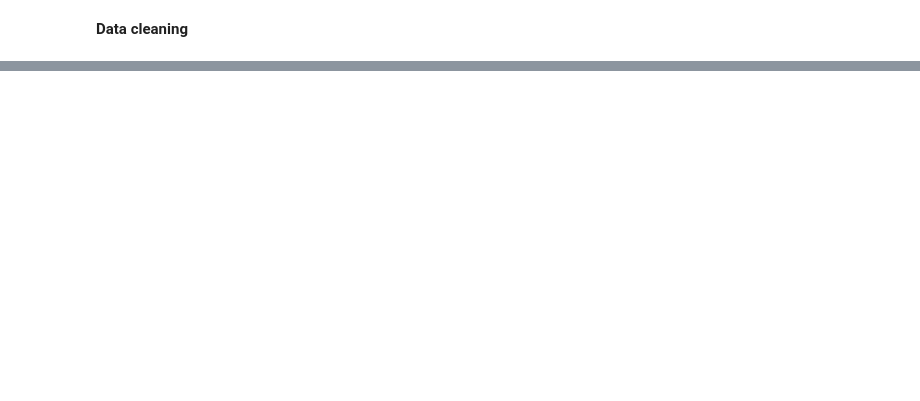
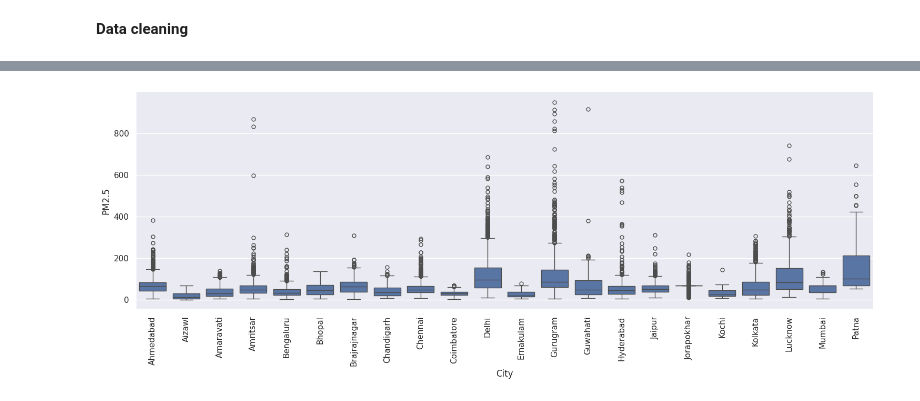
Before and after one commit to Shivamthakur7500/AQI-prediction-project, a Jupyter notebook: AQI.ipynb, the cells around one changed output, grey strips where cells are left out. Cells and saved outputs as stored; diff of their text form; code cells hidden in the pictures; blank space fills up the shorter version.

```diff
--- a/AQI.ipynb
+++ b/AQI.ipynb
@@ -80,0 +156,6 @@ df.head(60)
+# %%
+graph1 = sns.catplot(x='City',y='PM2.5',data=df,kind='box',height=5,aspect=3)
+graph1.set_xticklabels(rotation=90)
+plt.show()
+# %% [output]
+[figure, added]
```
Also changed, not shown: parts of 48 cells of this notebook.
